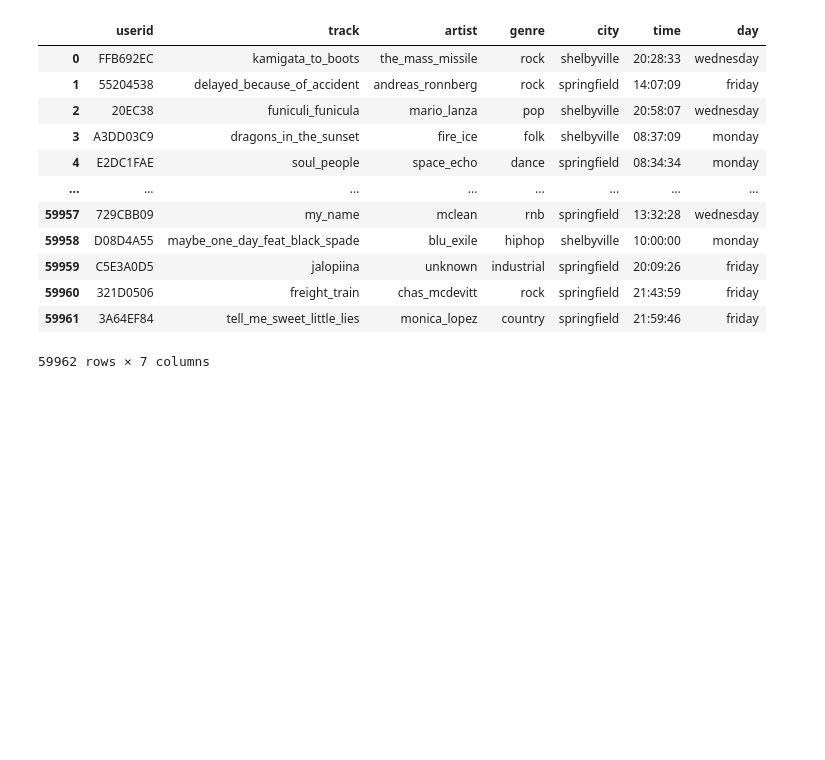
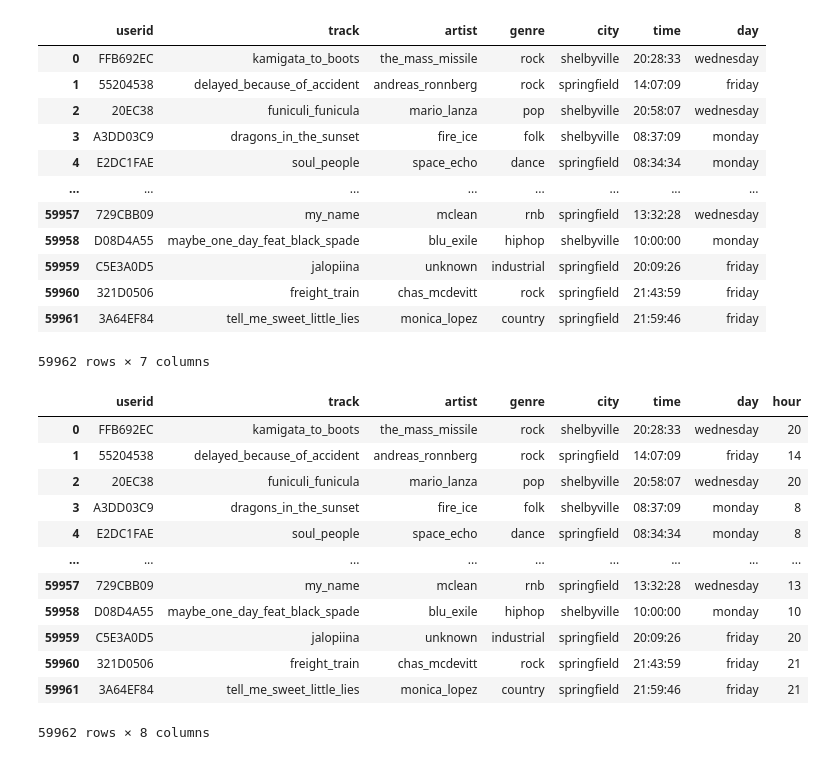
Before and after one commit to LuisPastranaLemus/P_20250423_Music_activity_analysis, a Jupyter notebook: notebooks/02_feature_engineering.ipynb, the cells around one changed output. Drawn from its saved outputs; the diff is of its cells as text; code cells hidden in the pictures; blank space fills up the shorter version.

```diff
--- a/notebooks/02_feature_engineering.ipynb
+++ b/notebooks/02_feature_engineering.ipynb
@@ -105,3 +109,21 @@ df_music_clean
 | 59960 | 321D0506 | freight_train | chas_mcdevitt | rock | springfield | 21:43:59 | friday |
 | 59961 | 3A64EF84 | tell_me_sweet_little_lies | monica_lopez | country | springfield | 21:59:46 | friday |
 59962 rows × 7 columns
+# %%
+df_music_featured = df_music_clean.copy()
+df_music_featured['hour'] = df_music_featured['time'].apply(lambda x: x.hour if pd.notnull(x) else None)
+df_music_featured
+# %% [output]
+|  | userid | track | artist | genre | city | time | day | hour |
+| 0 | FFB692EC | kamigata_to_boots | the_mass_missile | rock | shelbyville | 20:28:33 | wednesday | 20 |
+| 1 | 55204538 | delayed_because_of_accident | andreas_ronnberg | rock | springfield | 14:07:09 | friday | 14 |
+| 2 | 20EC38 | funiculi_funicula | mario_lanza | pop | shelbyville | 20:58:07 | wednesday | 20 |
+| 3 | A3DD03C9 | dragons_in_the_sunset | fire_ice | folk | shelbyville | 08:37:09 | monday | 8 |
+| 4 | E2DC1FAE | soul_people | space_echo | dance | springfield | 08:34:34 | monday | 8 |
+| ... | ... | ... | ... | ... | ... | ... | ... | ... |
+| 59957 | 729CBB09 | my_name | mclean | rnb | springfield | 13:32:28 | wednesday | 13 |
+| 59958 | D08D4A55 | maybe_one_day_feat_black_spade | blu_exile | hiphop | shelbyville | 10:00:00 | monday | 10 |
+| 59959 | C5E3A0D5 | jalopiina | unknown | industrial | springfield | 20:09:26 | friday | 20 |
+| 59960 | 321D0506 | freight_train | chas_mcdevitt | rock | springfield | 21:43:59 | friday | 21 |
+| 59961 | 3A64EF84 | tell_me_sweet_little_lies | monica_lopez | country | springfield | 21:59:46 | friday | 21 |
+59962 rows × 8 columns
```
Also changed, not shown: parts of 10 cells of this notebook, 12 other files.
